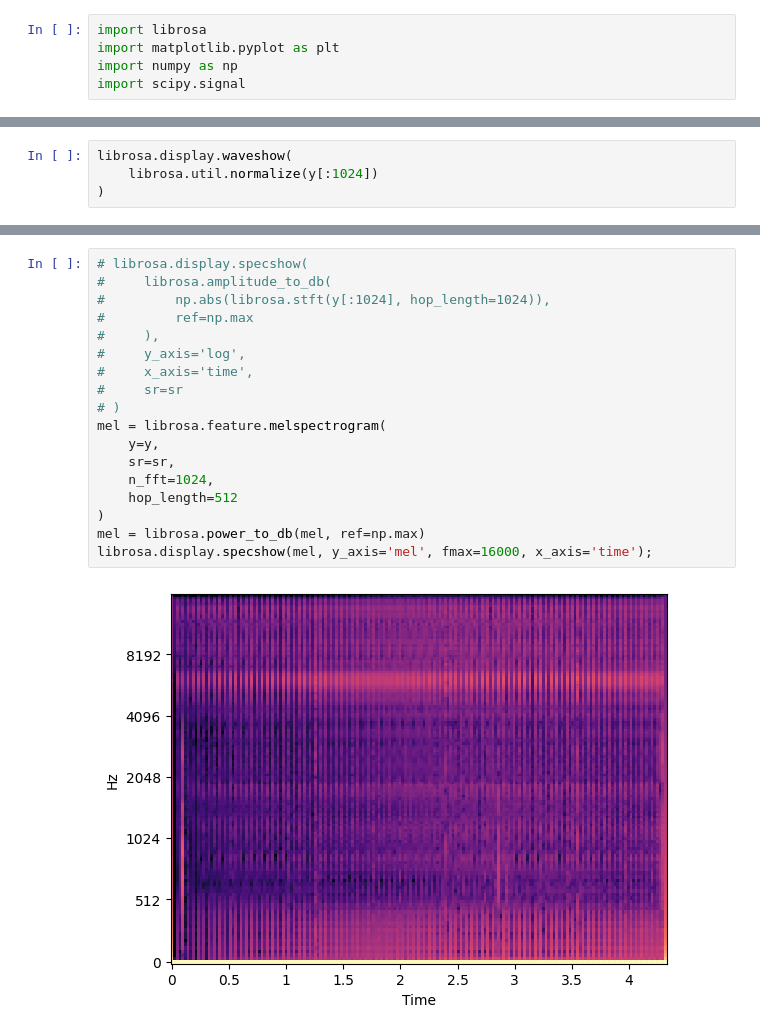
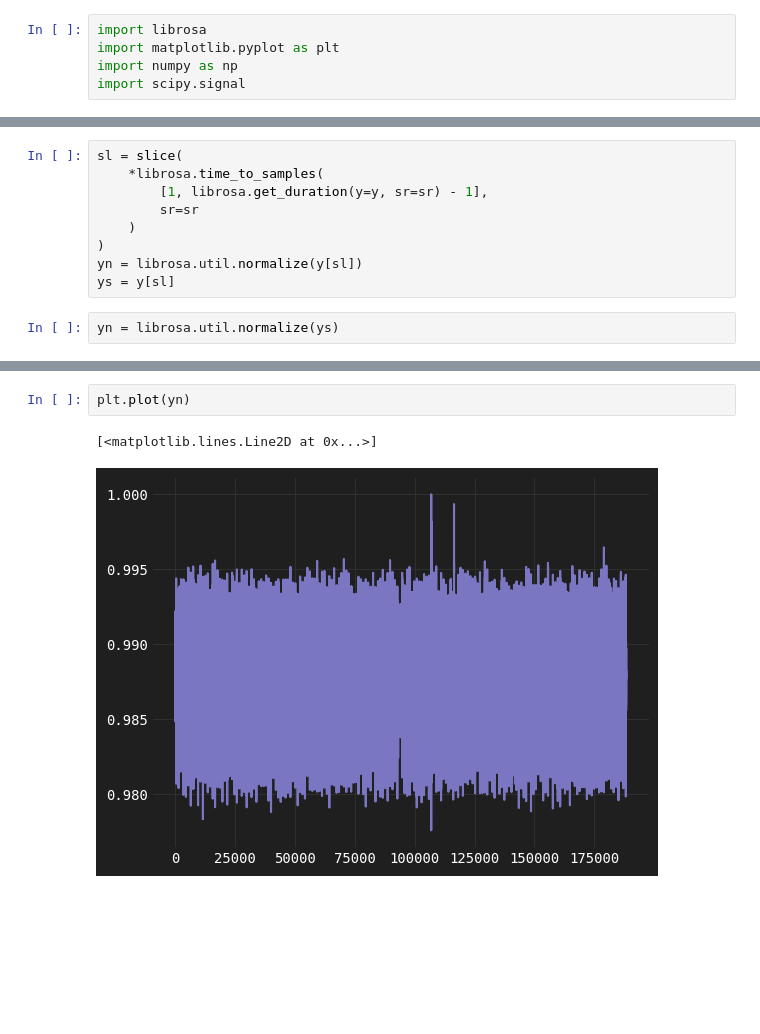
Before and after one commit to filipio/vibroacoustic-analysis, a Jupyter notebook: peaks.ipynb, the cells around one changed output, grey strips where cells are left out. Saved outputs shown, nothing was run; the diff lists cells and outputs as text; blank space fills up the shorter version.

```diff
--- a/peaks.ipynb
+++ b/peaks.ipynb
@@ -17,4 +36,11 @@ print(y[:5])
+# %%
+sl = slice(
+    *librosa.time_to_samples(
+        [1, librosa.get_duration(y=y, sr=sr) - 1],
+        sr=sr
+    )
+)
+yn = librosa.util.normalize(y[sl])
+ys = y[sl]
 # %%
-librosa.display.waveshow(
-    librosa.util.normalize(y[:1024])
-)
+yn = librosa.util.normalize(ys)
@@ -24,20 +47,5 @@ librosa.display.waveshow(
-# %%
-# librosa.display.specshow(
-#     librosa.amplitude_to_db(
-#         np.abs(librosa.stft(y[:1024], hop_length=1024)),
-#         ref=np.max
-#     ),
-#     y_axis='log',
-#     x_axis='time',
-#     sr=sr
-# )
-mel = librosa.feature.melspectrogram(
-    y=y,
-    sr=sr,
-    n_fft=1024,
-    hop_length=512
-)
-mel = librosa.power_to_db(mel, ref=np.max)
-librosa.display.specshow(mel, y_axis='mel', fmax=16000, x_axis='time');
-# %% [output]
-[figure, removed]
+# %%
+plt.plot(yn)
+# %% [output]
+[<matplotlib.lines.Line2D at 0x...>]
+[figure, added]
```
Also changed, not shown: parts of 17 cells of this notebook, 4 other files.
